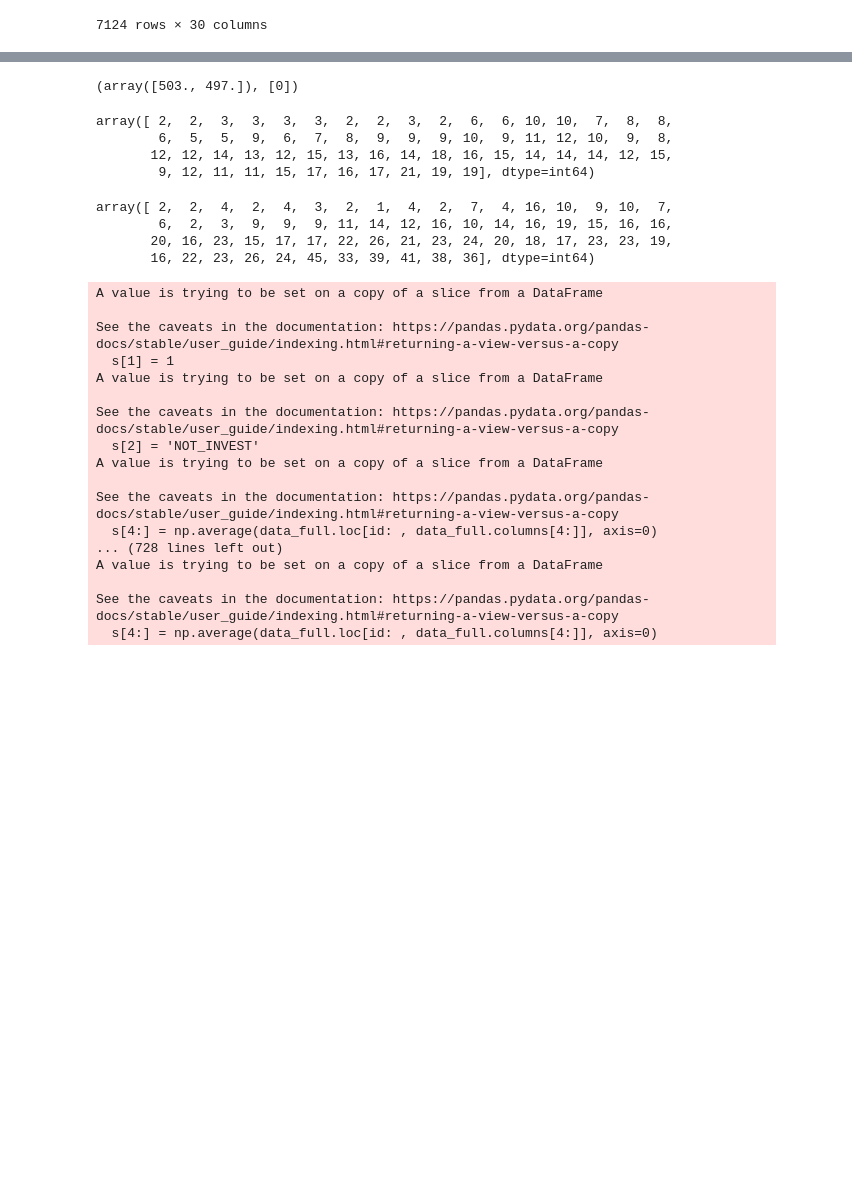
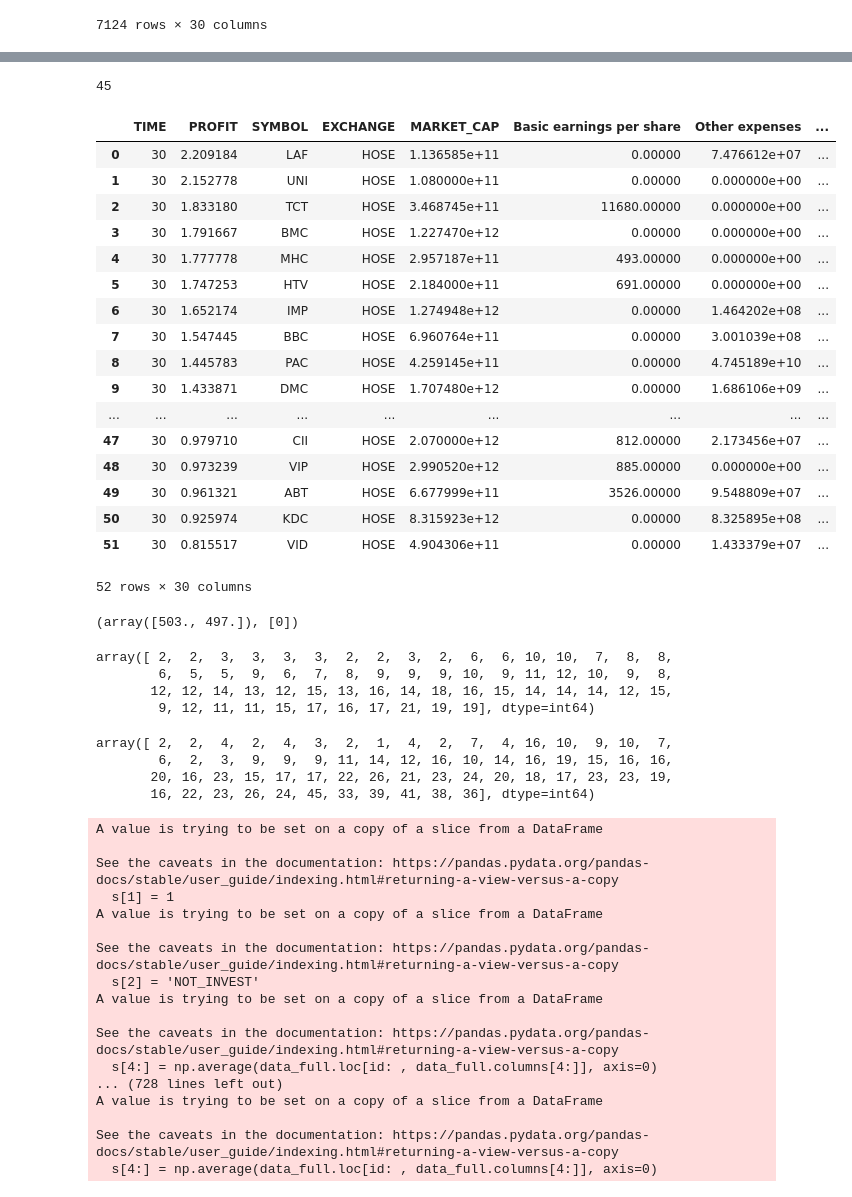
Before and after one commit to Hieublack/RL_INVEST, a Jupyter notebook: test.ipynb, the cells around one changed output, grey strips where cells are left out. Drawn from its saved outputs; the diff is of its cells as text; code cells hidden in the pictures; blank space fills up the shorter version.

```diff
--- a/test.ipynb
+++ b/test.ipynb
@@ -59 +195,26 @@ result, per_file
+# %%
+index_rank[18]
+# %% [output]
+45
+# %%
+data_full[data_full['TIME'] == 30].reset_index(drop=True)
+# %% [output]
+|  | TIME | PROFIT | SYMBOL | EXCHANGE | MARKET_CAP | Basic earnings per share | Other expenses | ... |
+| 0 | 30 | 2.209184 | LAF | HOSE | 1.136585e+11 | 0.00000 | 7.476612e+07 | ... |
+| 1 | 30 | 2.152778 | UNI | HOSE | 1.080000e+11 | 0.00000 | 0.000000e+00 | ... |
+| 2 | 30 | 1.833180 | TCT | HOSE | 3.468745e+11 | 11680.00000 | 0.000000e+00 | ... |
+| 3 | 30 | 1.791667 | BMC | HOSE | 1.227470e+12 | 0.00000 | 0.000000e+00 | ... |
+| 4 | 30 | 1.777778 | MHC | HOSE | 2.957187e+11 | 493.00000 | 0.000000e+00 | ... |
+| 5 | 30 | 1.747253 | HTV | HOSE | 2.184000e+11 | 691.00000 | 0.000000e+00 | ... |
+| 6 | 30 | 1.652174 | IMP | HOSE | 1.274948e+12 | 0.00000 | 1.464202e+08 | ... |
+| 7 | 30 | 1.547445 | BBC | HOSE | 6.960764e+11 | 0.00000 | 3.001039e+08 | ... |
+| 8 | 30 | 1.445783 | PAC | HOSE | 4.259145e+11 | 0.00000 | 4.745189e+10 | ... |
+| 9 | 30 | 1.433871 | DMC | HOSE | 1.707480e+12 | 0.00000 | 1.686106e+09 | ... |
+| ... | ... | ... | ... | ... | ... | ... | ... | ... |
+| 47 | 30 | 0.979710 | CII | HOSE | 2.070000e+12 | 812.00000 | 2.173456e+07 | ... |
+| 48 | 30 | 0.973239 | VIP | HOSE | 2.990520e+12 | 885.00000 | 0.000000e+00 | ... |
+| 49 | 30 | 0.961321 | ABT | HOSE | 6.677999e+11 | 3526.00000 | 9.548809e+07 | ... |
+| 50 | 30 | 0.925974 | KDC | HOSE | 8.315923e+12 | 0.00000 | 8.325895e+08 | ... |
+| 51 | 30 | 0.815517 | VID | HOSE | 4.904306e+11 | 0.00000 | 1.433379e+07 | ... |
+52 rows × 30 columns
 # %%
```
Also changed, not shown: parts of 18 cells of this notebook, 3 other files.
